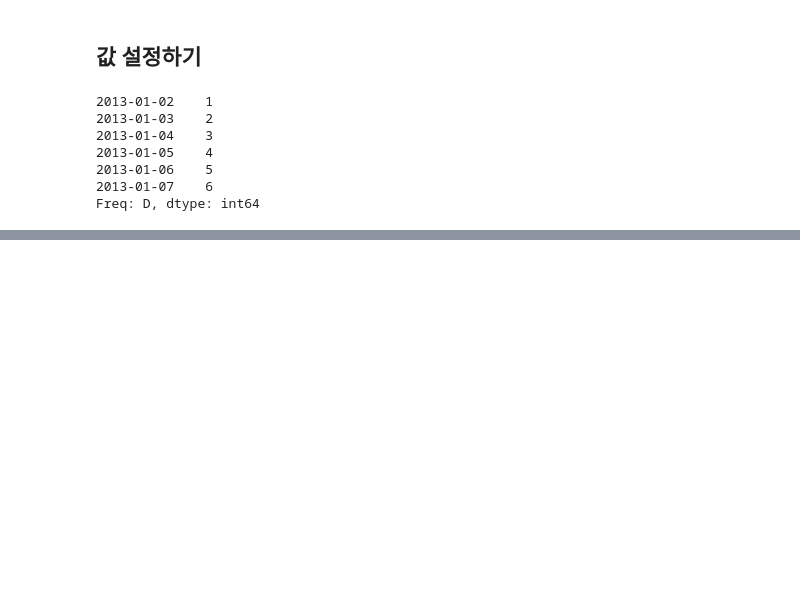
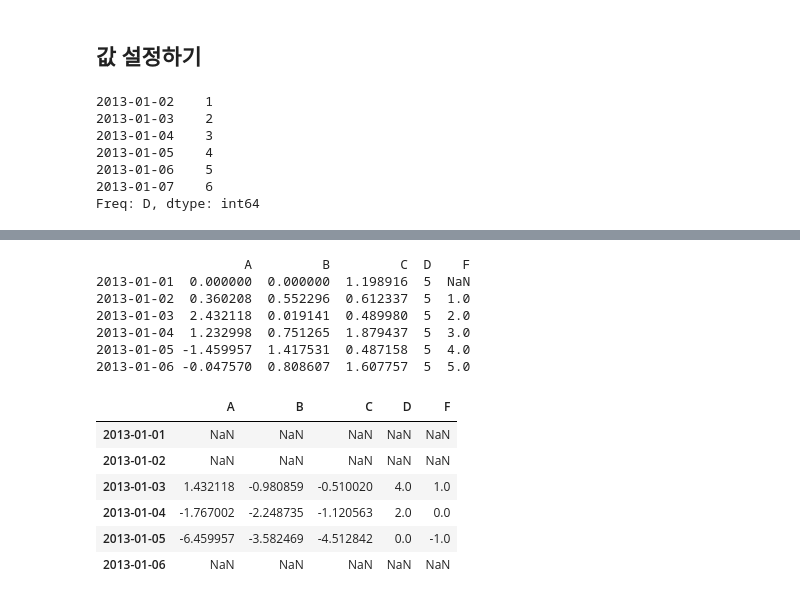
Before and after one commit to hanna-joo/Edu_BigData, a Jupyter notebook: python_edu/pandas_basic.ipynb, the cells around one changed output, grey strips where cells are left out. Drawn from its saved outputs; the diff is of its cells as text; code cells hidden in the pictures; blank space fills up the shorter version.

```diff
--- a/python_edu/pandas_basic.ipynb
+++ b/python_edu/pandas_basic.ipynb
@@ -373,0 +440,3 @@ df2
+# %%
+s = pd.Series([1,3,5,np.nan,6,8], index=dates).shift(2)
+s
@@ -373,0 +451,18 @@ df2
+# %%
+print(df)
+df.sub(s, axis='index')
+# %% [output]
+                   A         B         C  D    F
+2013-01-01  0.000000  0.000000  1.198916  5  NaN
+2013-01-02  0.360208  0.552296  0.612337  5  1.0
+2013-01-03  2.432118  0.019141  0.489980  5  2.0
+2013-01-04  1.232998  0.751265  1.879437  5  3.0
+2013-01-05 -1.459957  1.417531  0.487158  5  4.0
+2013-01-06 -0.047570  0.808607  1.607757  5  5.0
+|  | A | B | C | D | F |
+| 2013-01-01 | NaN | NaN | NaN | NaN | NaN |
+| 2013-01-02 | NaN | NaN | NaN | NaN | NaN |
+| 2013-01-03 | 1.432118 | -0.980859 | -0.510020 | 4.0 | 1.0 |
+| 2013-01-04 | -1.767002 | -2.248735 | -1.120563 | 2.0 | 0.0 |
+| 2013-01-05 | -6.459957 | -3.582469 | -4.512842 | 0.0 | -1.0 |
+| 2013-01-06 | NaN | NaN | NaN | NaN | NaN |
```
Also changed, not shown: parts of 52 cells of this notebook.
